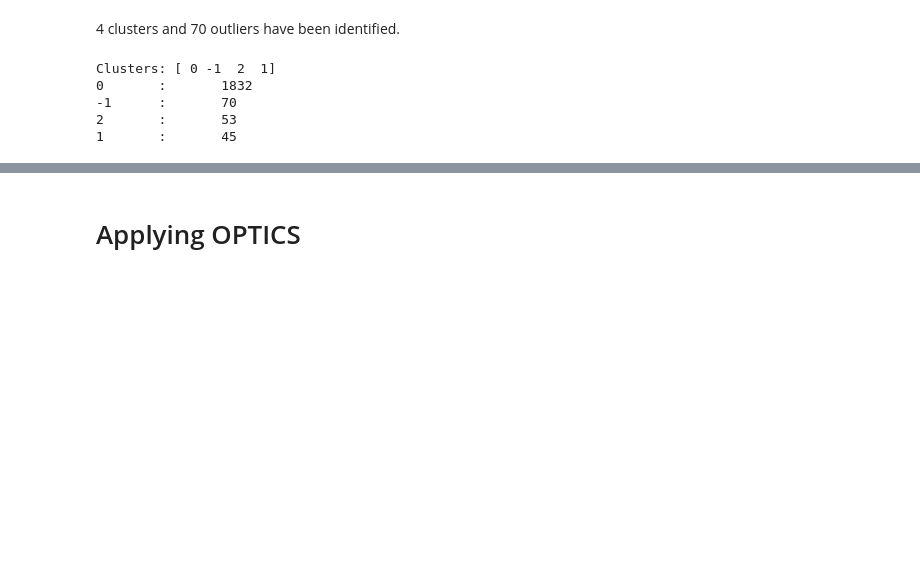
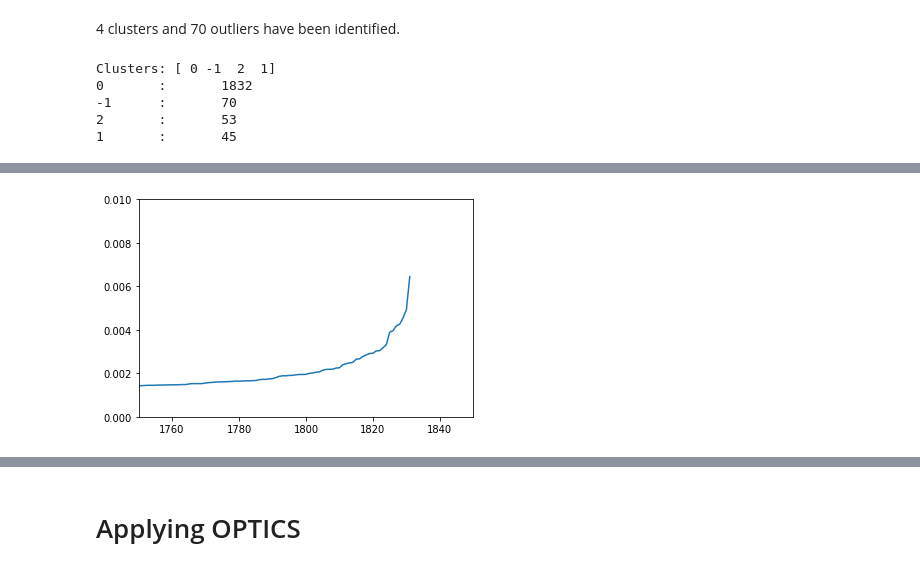
Before and after one commit to David-27/das-taxi, a Jupyter notebook: Clustering algorithms.ipynb, the cells around one changed output, grey strips where cells are left out. Saved outputs shown, nothing was run; the diff lists cells and outputs as text; code cells hidden in the pictures; blank space fills up the shorter version.

```diff
--- a/Clustering algorithms.ipynb
+++ b/Clustering algorithms.ipynb
@@ -125,0 +142,7 @@ Clusters: [ 0 -1  2  1]
+# %%
+plt.plot(distances)
+plt.xlim([1750, 1850])
+plt.ylim([0, 0.01])
+None
+# %% [output]
+[figure, added]
```
Also changed, not shown: parts of 5 cells of this notebook.
